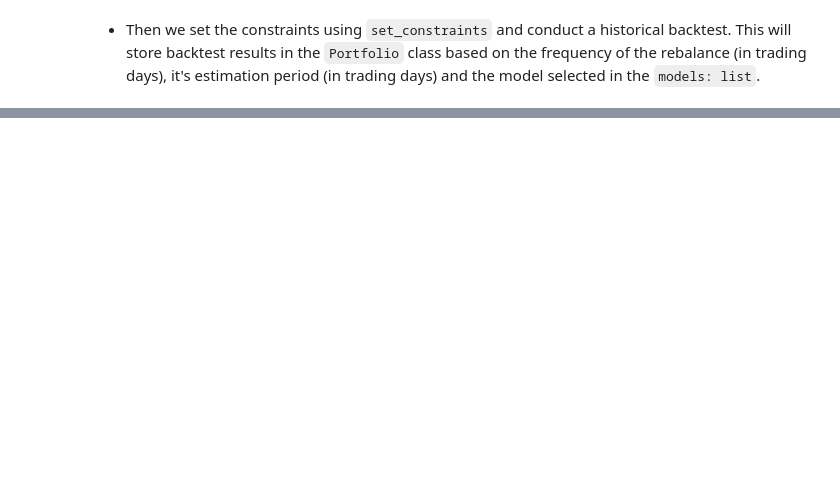
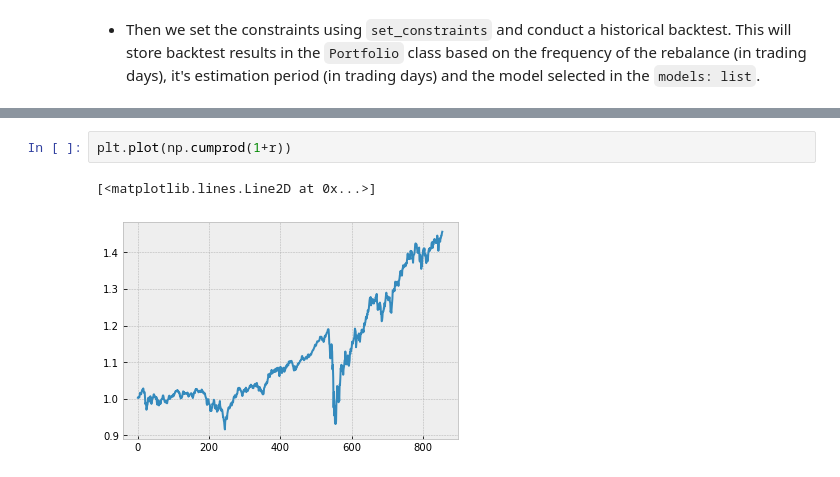
Before and after one commit to matus-jan-lavko/portfolio_swissknife, a Jupyter notebook: examples/01_backtesting.ipynb, the cells around one changed output, grey strips where cells are left out. Saved outputs shown, nothing was run; the diff lists cells and outputs as text; blank space fills up the shorter version.

```diff
--- a/examples/01_backtesting.ipynb
+++ b/examples/01_backtesting.ipynb
@@ -58,0 +84,5 @@ fig.legend(weights['RP'].columns.to_list(), loc = 'center left', bbox_to_anchor=
+# %%
+plt.plot(np.cumprod(1+r))
+# %% [output]
+[<matplotlib.lines.Line2D at 0x...>]
+[figure, added]
```
Also changed, not shown: parts of 17 cells of this notebook, 6 other files.
